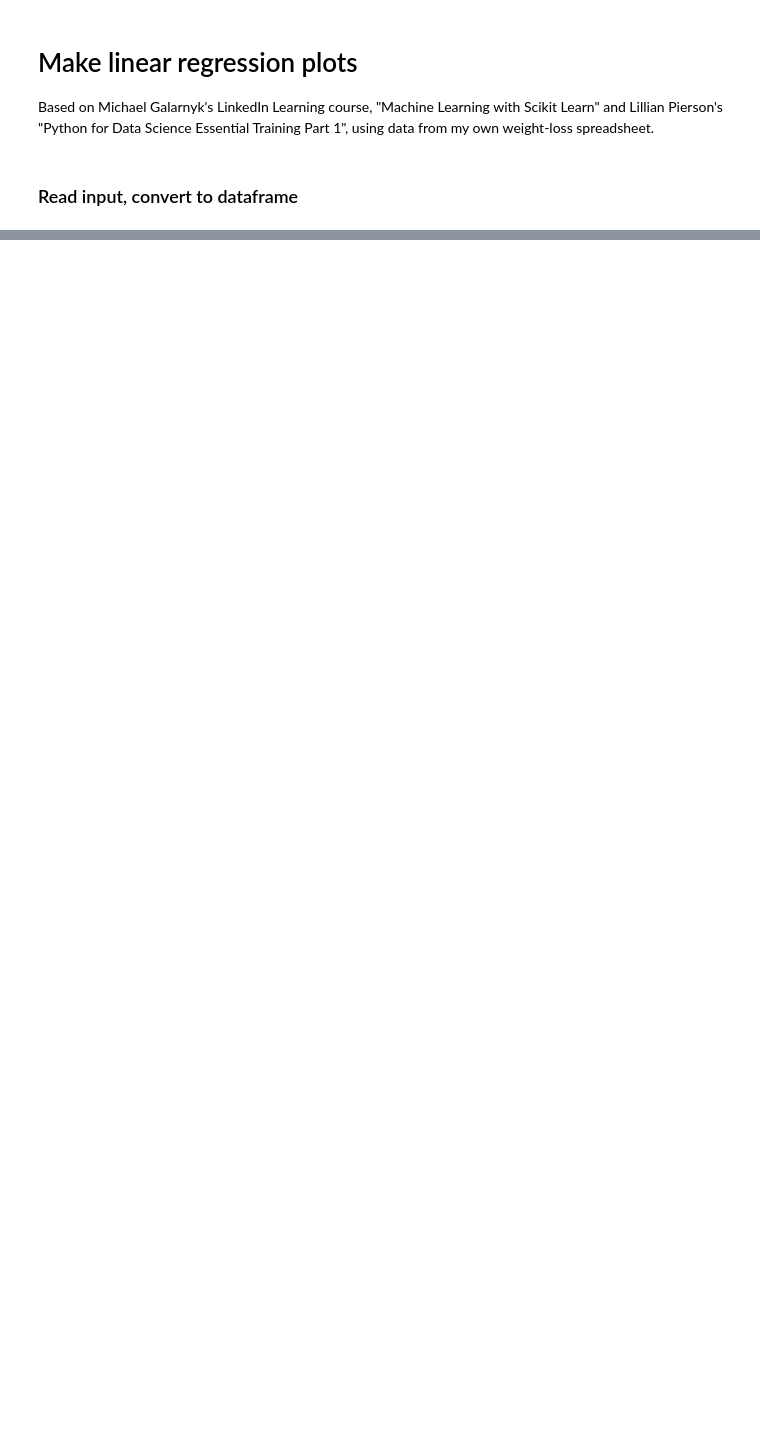
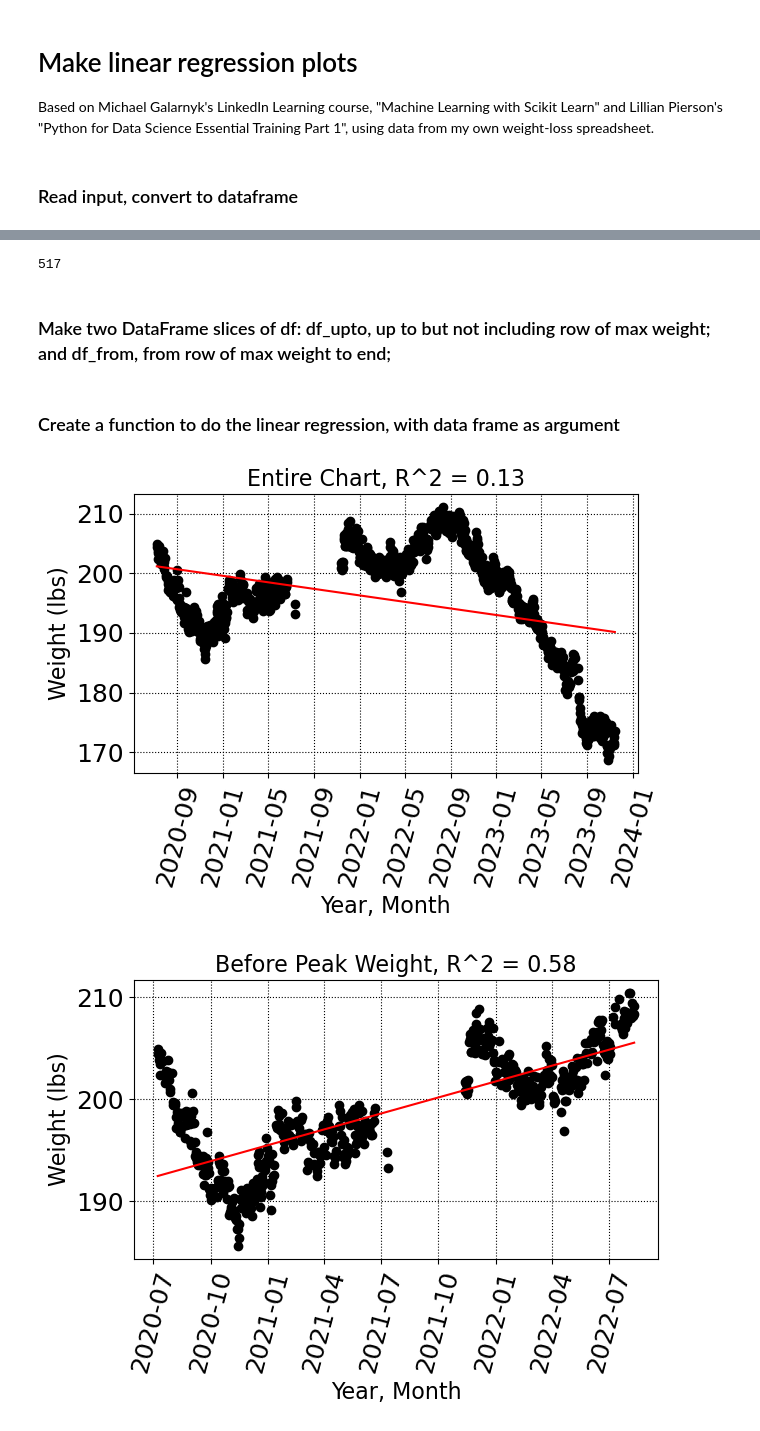
Before and after one commit to drjlevi6/Data-Scientist, a Jupyter notebook: Linear Regression/linear-regression.ipynb, the cells around one changed output, grey strips where cells are left out. Saved outputs shown, nothing was run; the diff lists cells and outputs as text; code cells hidden in the pictures; blank space fills up the shorter version.

```diff
--- a/Linear Regression/linear-regression.ipynb
+++ b/Linear Regression/linear-regression.ipynb
@@ -124,19 +23,0 @@ formula: y = -0.01x + 596.88
-# %%
-fig, ax = plt.subplots(nrows = 1, ncols = 1, figsize = (10,7));
-
-ax.scatter(X_string, y, color='black');
-ax.plot(X_string, reg.predict(X), color='red',linewidth=3);
-ax.grid(True,
-        axis = 'both',
-        zorder = 0,
-        linestyle = ':',
-        color = 'k')
-plt.xticks(rotation=75)
-ax.tick_params(labelsize = 18)
-ax.set_xlabel('Date', fontsize = 16)
-ax.set_ylabel('Weight (lbs)', fontsize = 16)
-ax.set_title(
-    "Weight vs. Date with Trendline y = {:.2f}x + {:.2f} (R2 = {:.2f})".format(
-        m, b, score), fontsize = 16 )
-fig.tight_layout()
-#fig.savefig('images/linearregression', dpi = 300)
@@ -144,0 +26,16 @@ fig.tight_layout()
+# %%
+max_wt = df['Wt'].max() # 211.1
+
+# df['Wt'].idxmax() is wrong, mistakes column 'Date (num)'' as index, gives 765
+max_wt_index = np.argmax(df['Wt'].values) # 517, right
+max_wt_index
+# %% [output]
+517
+# %% [markdown]
+### Make two DataFrame slices of df: df_upto, up to but not including row of max weight; and df_from, from row of max weight to end;
+# %%
+df_upto = df.iloc[:max_wt_index, :]
+df_from = df.iloc[max_wt_index:, :]
+#print(df_upto[0:5], '\n\n', df_from[-5:])#; df_from.head()
+# %% [markdown]
+### Create a function to do the linear regression, with data frame as argument
@@ -144,0 +119,7 @@ fig.tight_layout()
+# %%
+lin_regress(df, titlepart="Entire Chart")
+lin_regress(df_upto, titlepart="Before Peak Weight")
+lin_regress(df_from, titlepart="From Peak Weight")
+# %% [output]
+[figure, added]
+[figure, added]
```
Also changed, not shown: parts of 27 cells of this notebook, 41 other files.
